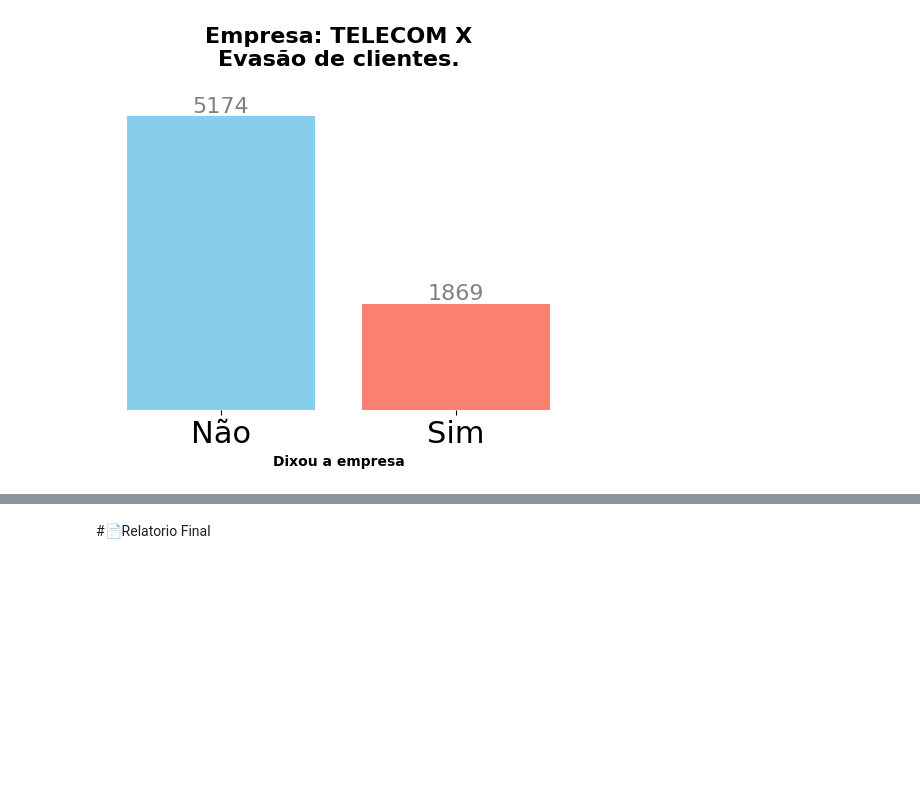
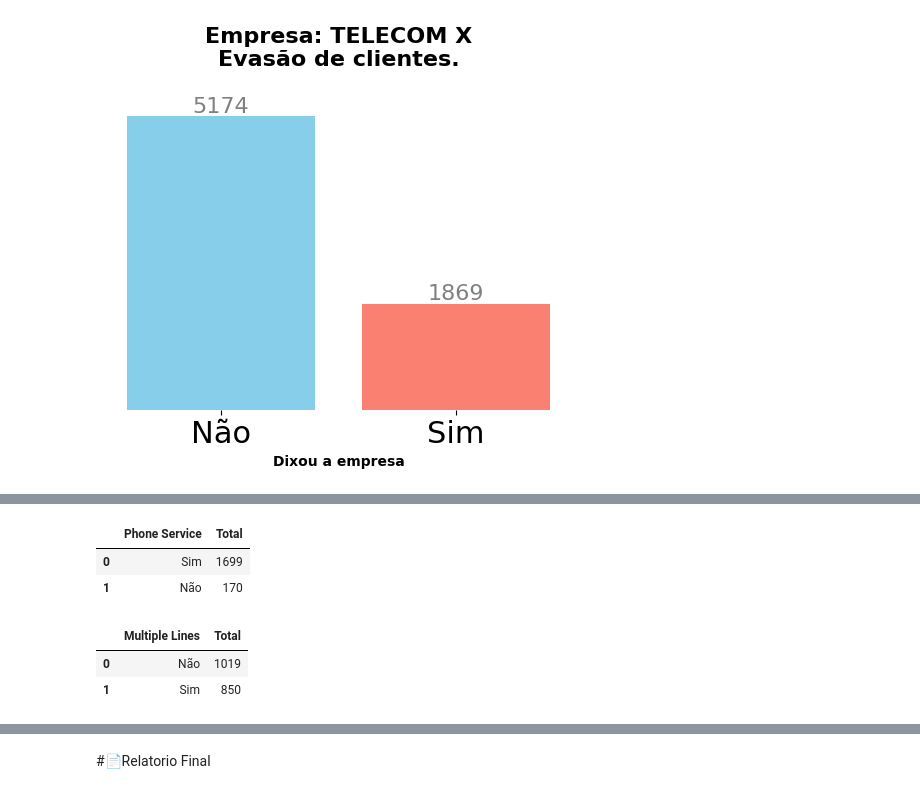
Before and after one commit to lfa-systems/Telecom_X, a Jupyter notebook: TelecomX_BR.ipynb, the cells around one changed output, grey strips where cells are left out. Saved outputs shown, nothing was run; the diff lists cells and outputs as text; code cells hidden in the pictures; blank space fills up the shorter version.

```diff
--- a/TelecomX_BR.ipynb
+++ b/TelecomX_BR.ipynb
@@ -238,0 +267,22 @@ plt.show()
+# %%
+df_evadidos = df[df['Churn'].str.lower().isin(['yes'])].copy()
+df_evadidos = df_evadidos[df_evadidos['phone_PhoneService'].str.lower().isin(['yes', 'no'])]
+df_evadidos['PhoneService_Traduzido'] = df_evadidos['phone_PhoneService'].str.lower().map({'yes': 'Sim', 'no': 'Não'})
+PhoneService_counts = df_evadidos['PhoneService_Traduzido'].value_counts().reset_index()
+PhoneService_counts.columns = ['Phone Service', 'Total']
+PhoneService_counts
+# %% [output]
+|  | Phone Service | Total |
+| 0 | Sim | 1699 |
+| 1 | Não | 170 |
+# %%
+df_evadidos = df[df['Churn'].str.lower().isin(['yes'])].copy()
+df_evadidos = df_evadidos[df_evadidos['phone_MultipleLines'].str.lower().isin(['yes', 'no', 'no phone service'])]
+df_evadidos['MultipleLines_Traduzido'] = df_evadidos['phone_MultipleLines'].str.lower().map({'yes': 'Sim', 'no': 'Não', 'no phone service':'Não'})
+MultipleLines_counts = df_evadidos['MultipleLines_Traduzido'].value_counts().reset_index()
+MultipleLines_counts.columns = ['Multiple Lines', 'Total']
+MultipleLines_counts
+# %% [output]
+|  | Multiple Lines | Total |
+| 0 | Não | 1019 |
+| 1 | Sim | 850 |
```
Also changed, not shown: parts of 6 cells of this notebook.
